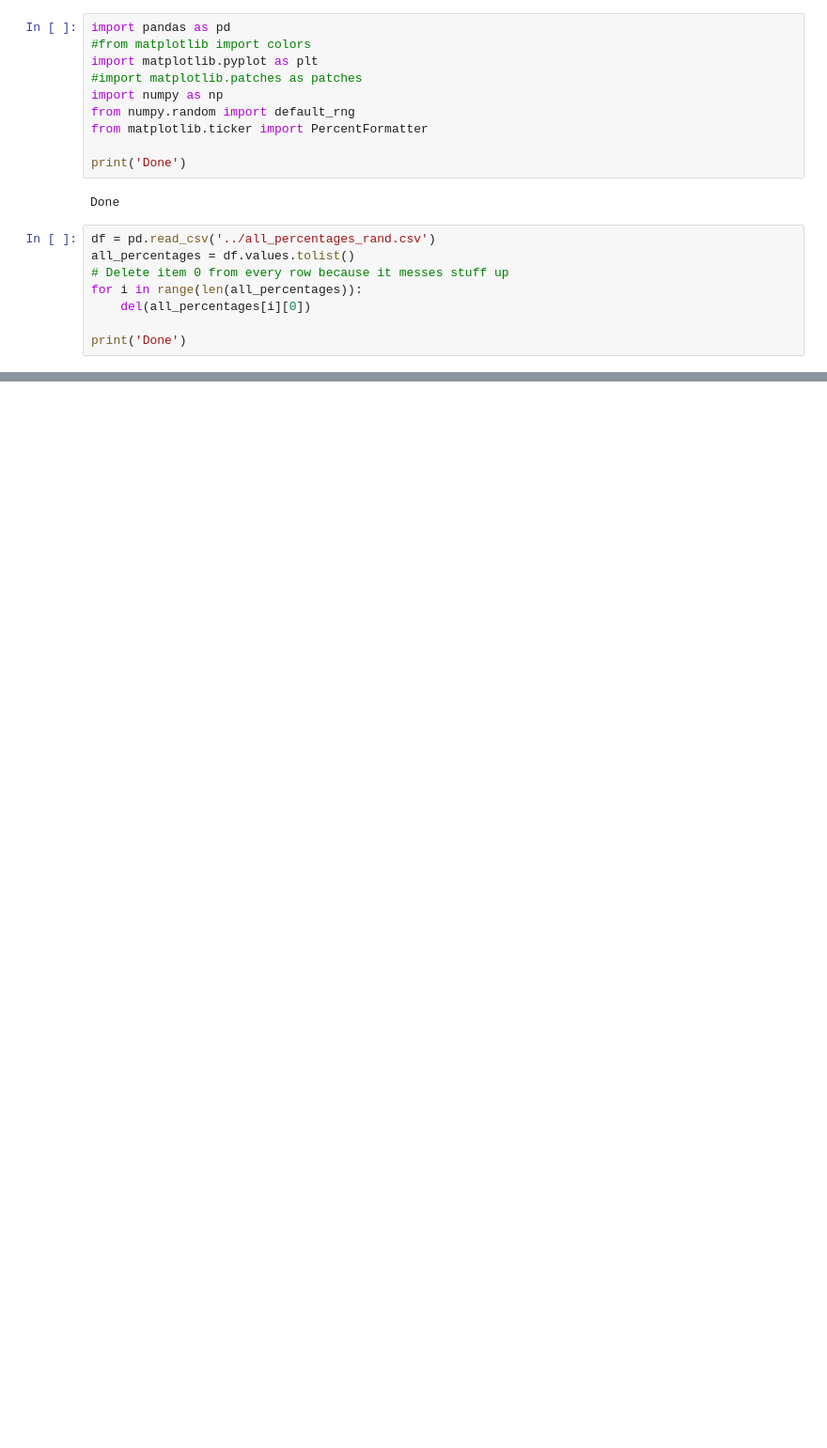
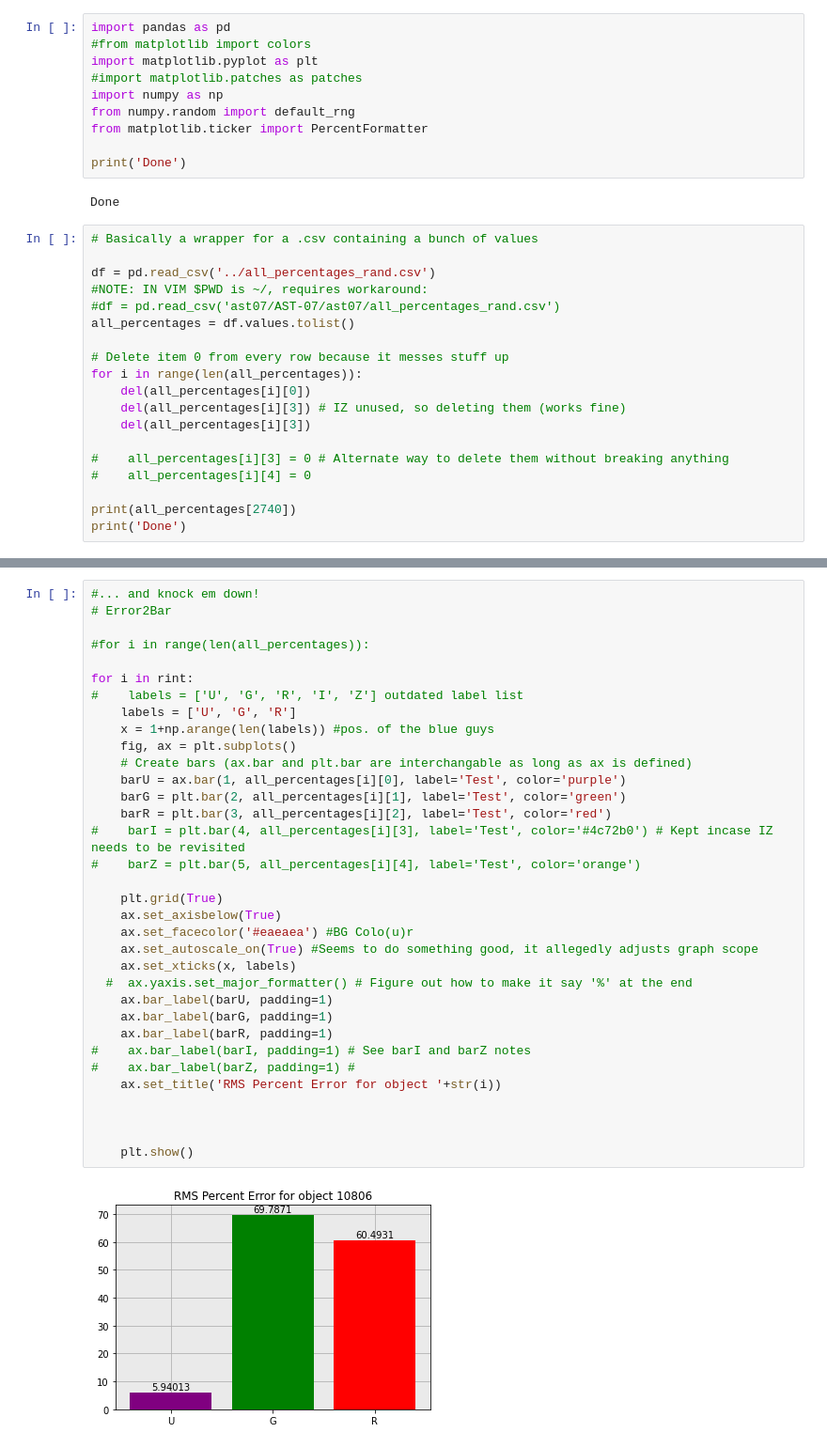
Before and after one commit to 24jzhao/AST-07, a Jupyter notebook: ast07/me/Untitled.ipynb, the cells around one changed output, grey strips where cells are left out. Shown: that part at 94% size. Cells and saved outputs as stored; diff of their text form; blank space fills up the shorter version.

```diff
--- a/ast07/me/Untitled.ipynb
+++ b/ast07/me/Untitled.ipynb
@@ -11,11 +11,22 @@ print('Done')
 # %% [output]
 Done
 # %%
+# Basically a wrapper for a .csv containing a bunch of values
+
 df = pd.read_csv('../all_percentages_rand.csv')
+#NOTE: IN VIM $PWD is ~/, requires workaround:
+#df = pd.read_csv('ast07/AST-07/ast07/all_percentages_rand.csv')
 all_percentages = df.values.tolist()
+
 # Delete item 0 from every row because it messes stuff up
 for i in range(len(all_percentages)):
     del(all_percentages[i][0])
+    del(all_percentages[i][3]) # IZ unused, so deleting them (works fine)
+    del(all_percentages[i][3])
 
+#    all_percentages[i][3] = 0 # Alternate way to delete them without breaking anything
+#    all_percentages[i][4] = 0
+
+print(all_percentages[2740])
 print('Done')
 # %% [output]
@@ -85,0 +71,36 @@ Object 16681
+# %%
+#... and knock em down!
+# Error2Bar
+
+#for i in range(len(all_percentages)):
+
+for i in rint:
+#    labels = ['U', 'G', 'R', 'I', 'Z'] outdated label list
+    labels = ['U', 'G', 'R']
+    x = 1+np.arange(len(labels)) #pos. of the blue guys
+    fig, ax = plt.subplots()
+    # Create bars (ax.bar and plt.bar are interchangable as long as ax is defined)
+    barU = ax.bar(1, all_percentages[i][0], label='Test', color='purple')
+    barG = plt.bar(2, all_percentages[i][1], label='Test', color='green')
+    barR = plt.bar(3, all_percentages[i][2], label='Test', color='red')
+#    barI = plt.bar(4, all_percentages[i][3], label='Test', color='#4c72b0') # Kept incase IZ needs to be revisited
+#    barZ = plt.bar(5, all_percentages[i][4], label='Test', color='orange')
+
+    plt.grid(True)
+    ax.set_axisbelow(True)
+    ax.set_facecolor('#eaeaea') #BG Colo(u)r
+    ax.set_autoscale_on(True) #Seems to do something good, it allegedly adjusts graph scope
+    ax.set_xticks(x, labels)
+  #  ax.yaxis.set_major_formatter() # Figure out how to make it say '%' at the end
+    ax.bar_label(barU, padding=1)
+    ax.bar_label(barG, padding=1)
+    ax.bar_label(barR, padding=1)
+#    ax.bar_label(barI, padding=1) # See barI and barZ notes
+#    ax.bar_label(barZ, padding=1) #
+    ax.set_title('RMS Percent Error for object '+str(i))
+
+
+
+    plt.show()
+# %% [output]
+[figure, added]
```
Also changed, not shown: parts of 7 cells of this notebook, 7 other files.
